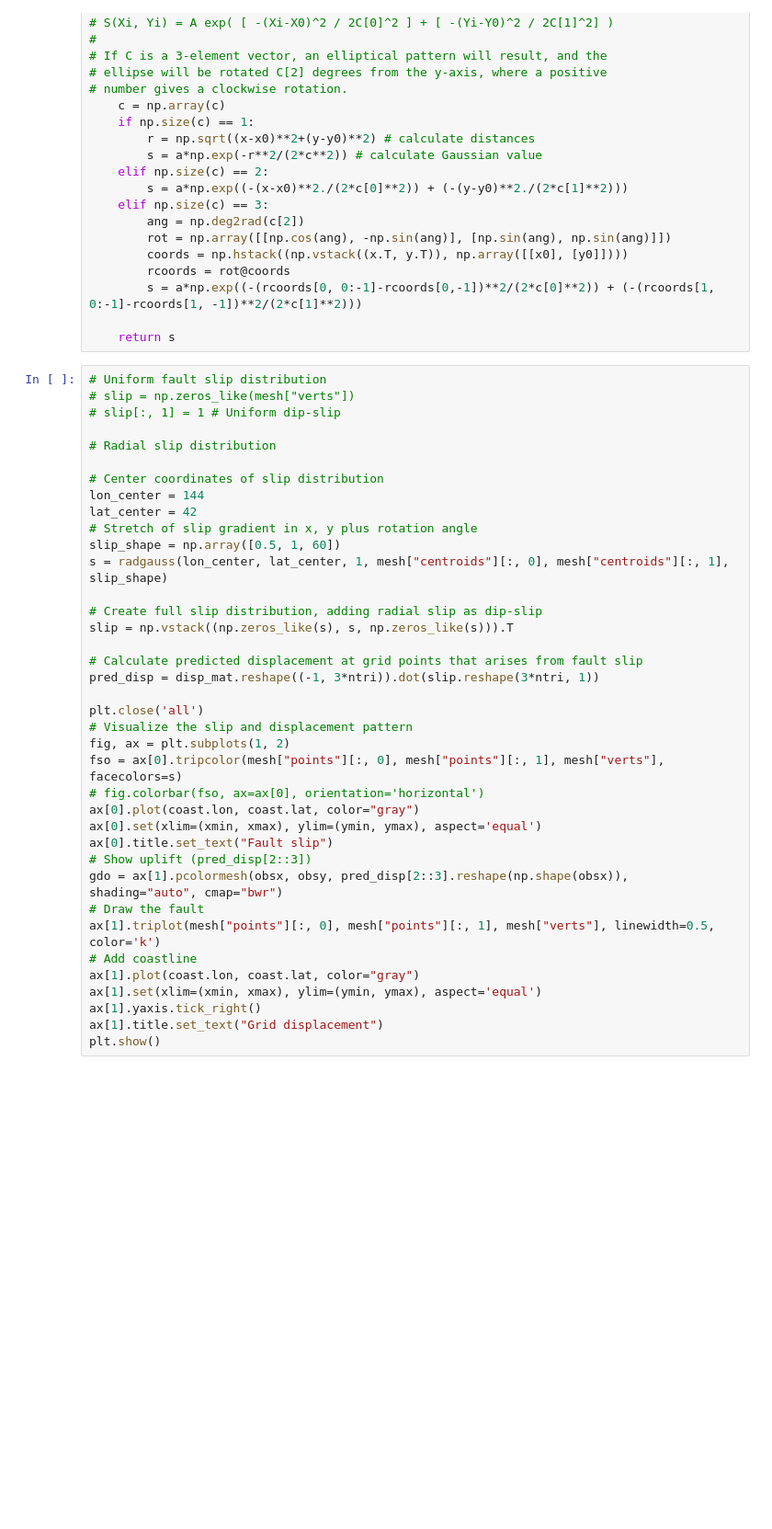
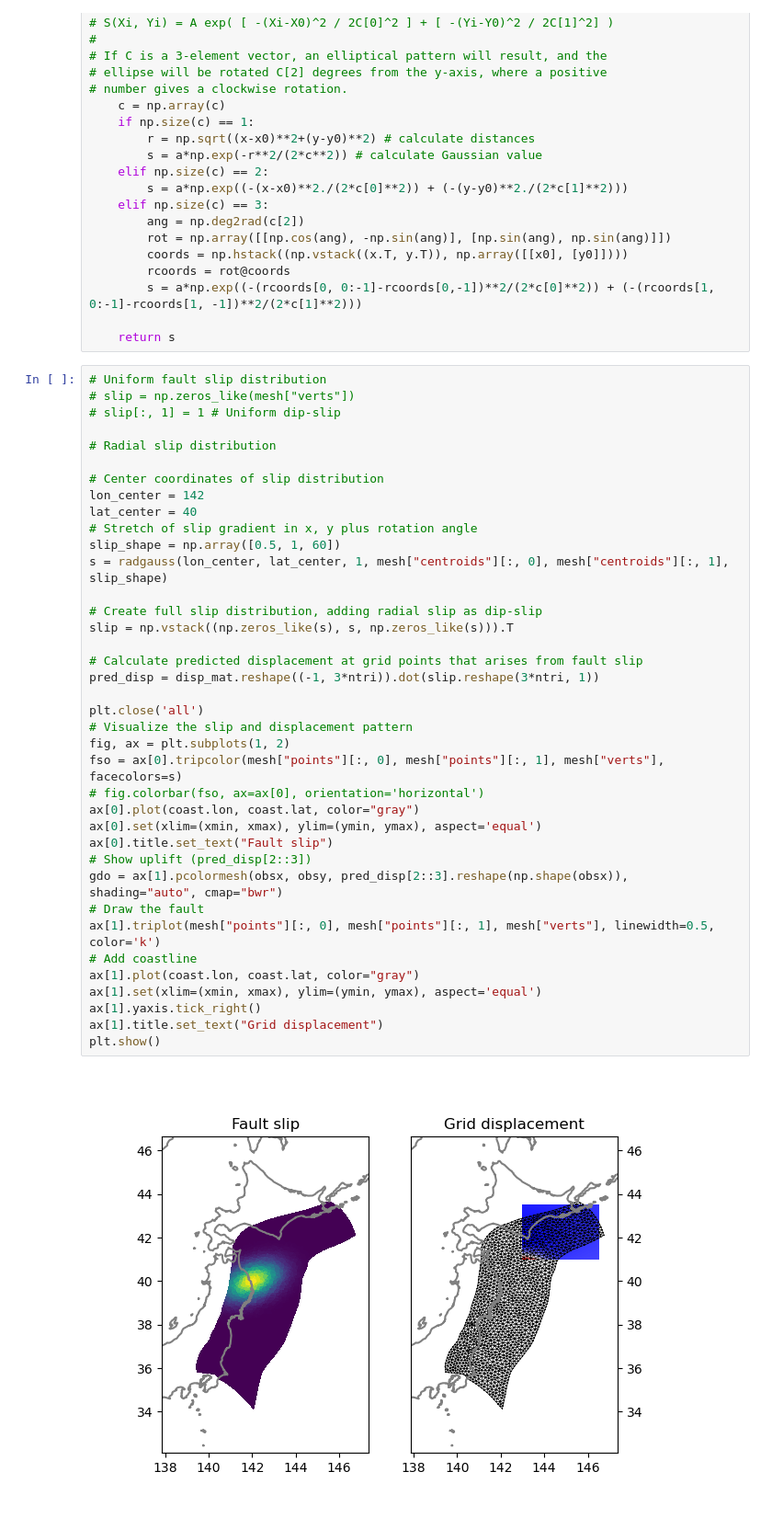
Before and after one commit to jploveless/fault_displacement, a Jupyter notebook: fault_displacement.ipynb, the cells around one changed output. Shown: that part at 92% size. Saved outputs shown, nothing was run; the diff lists cells and outputs as text; blank space fills up the shorter version.

```diff
--- a/fault_displacement.ipynb
+++ b/fault_displacement.ipynb
@@ -138,33 +151,35 @@ def radgauss(x0, y0, a, x, y, c):
 # Radial slip distribution
 
 # Center coordinates of slip distribution
-lon_center = 144
-lat_center = 42
+lon_center = 142
+lat_center = 40
 # Stretch of slip gradient in x, y plus rotation angle
 slip_shape = np.array([0.5, 1, 60])
 s = radgauss(lon_center, lat_center, 1, mesh["centroids"][:, 0], mesh["centroids"][:, 1], slip_shape)
 
 # Create full slip distribution, adding radial slip as dip-slip
 slip = np.vstack((np.zeros_like(s), s, np.zeros_like(s))).T
 
 # Calculate predicted displacement at grid points that arises from fault slip
 pred_disp = disp_mat.reshape((-1, 3*ntri)).dot(slip.reshape(3*ntri, 1))
 
 plt.close('all')
 # Visualize the slip and displacement pattern
 fig, ax = plt.subplots(1, 2)
 fso = ax[0].tripcolor(mesh["points"][:, 0], mesh["points"][:, 1], mesh["verts"], facecolors=s)
 # fig.colorbar(fso, ax=ax[0], orientation='horizontal')
 ax[0].plot(coast.lon, coast.lat, color="gray")
 ax[0].set(xlim=(xmin, xmax), ylim=(ymin, ymax), aspect='equal')
 ax[0].title.set_text("Fault slip")
 # Show uplift (pred_disp[2::3])
 gdo = ax[1].pcolormesh(obsx, obsy, pred_disp[2::3].reshape(np.shape(obsx)), shading="auto", cmap="bwr")
 # Draw the fault
 ax[1].triplot(mesh["points"][:, 0], mesh["points"][:, 1], mesh["verts"], linewidth=0.5, color='k')
 # Add coastline
 ax[1].plot(coast.lon, coast.lat, color="gray")
 ax[1].set(xlim=(xmin, xmax), ylim=(ymin, ymax), aspect='equal')
 ax[1].yaxis.tick_right()
 ax[1].title.set_text("Grid displacement")
 plt.show()
+# %% [output]
+[figure, added]
```
Also changed, not shown: parts of 2 cells of this notebook.
